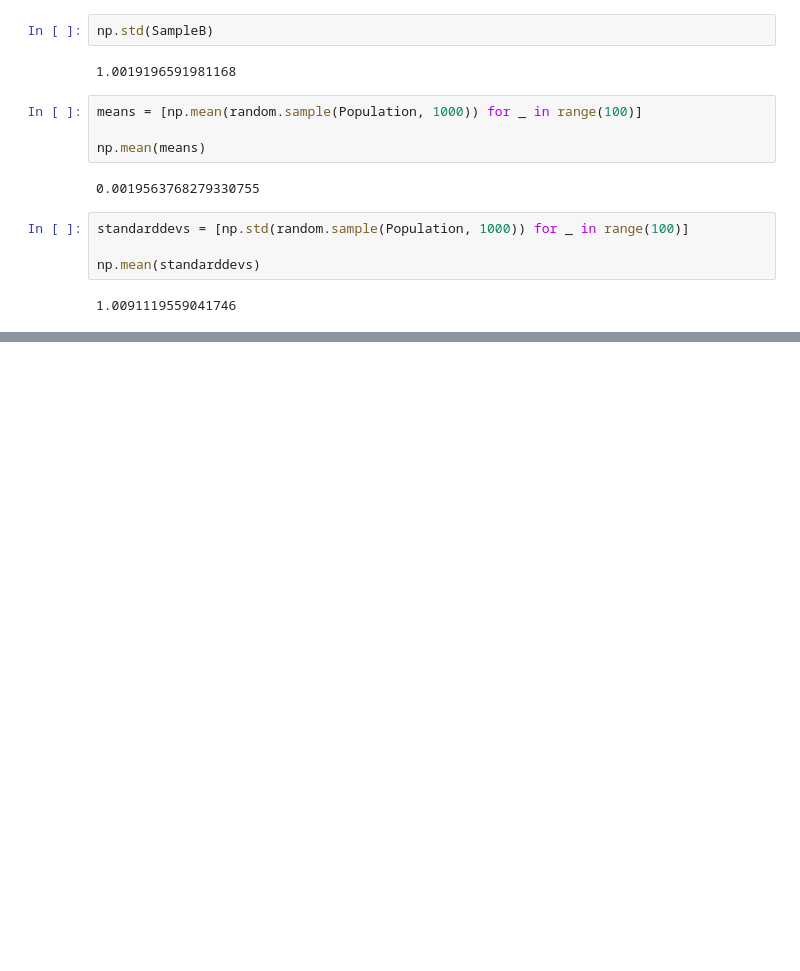
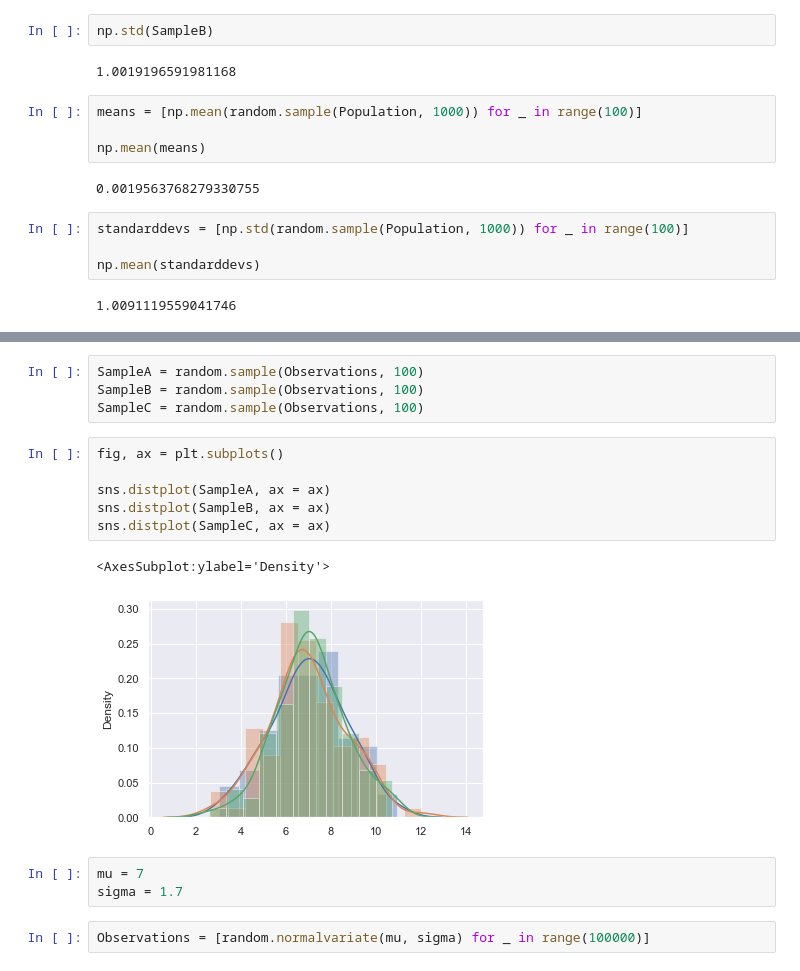
Before and after one commit to harryyang1982/coursera_umich_python, a Jupyter notebook: week4.ipynb, the cells around one changed output, grey strips where cells are left out. Drawn from its saved outputs; the diff is of its cells as text; blank space fills up the shorter version.

```diff
--- a/week4.ipynb
+++ b/week4.ipynb
@@ -239,0 +280,18 @@ np.mean(standarddevs)
+# %%
+SampleA = random.sample(Observations, 100)
+SampleB = random.sample(Observations, 100)
+SampleC = random.sample(Observations, 100)
+# %%
+fig, ax = plt.subplots()
+
+sns.distplot(SampleA, ax = ax)
+sns.distplot(SampleB, ax = ax)
+sns.distplot(SampleC, ax = ax)
+# %% [output]
+<AxesSubplot:ylabel='Density'>
+[figure, added]
+# %%
+mu = 7
+sigma = 1.7
+# %%
+Observations = [random.normalvariate(mu, sigma) for _ in range(100000)]
```
Also changed, not shown: parts of 9 cells of this notebook, 3 other files.
